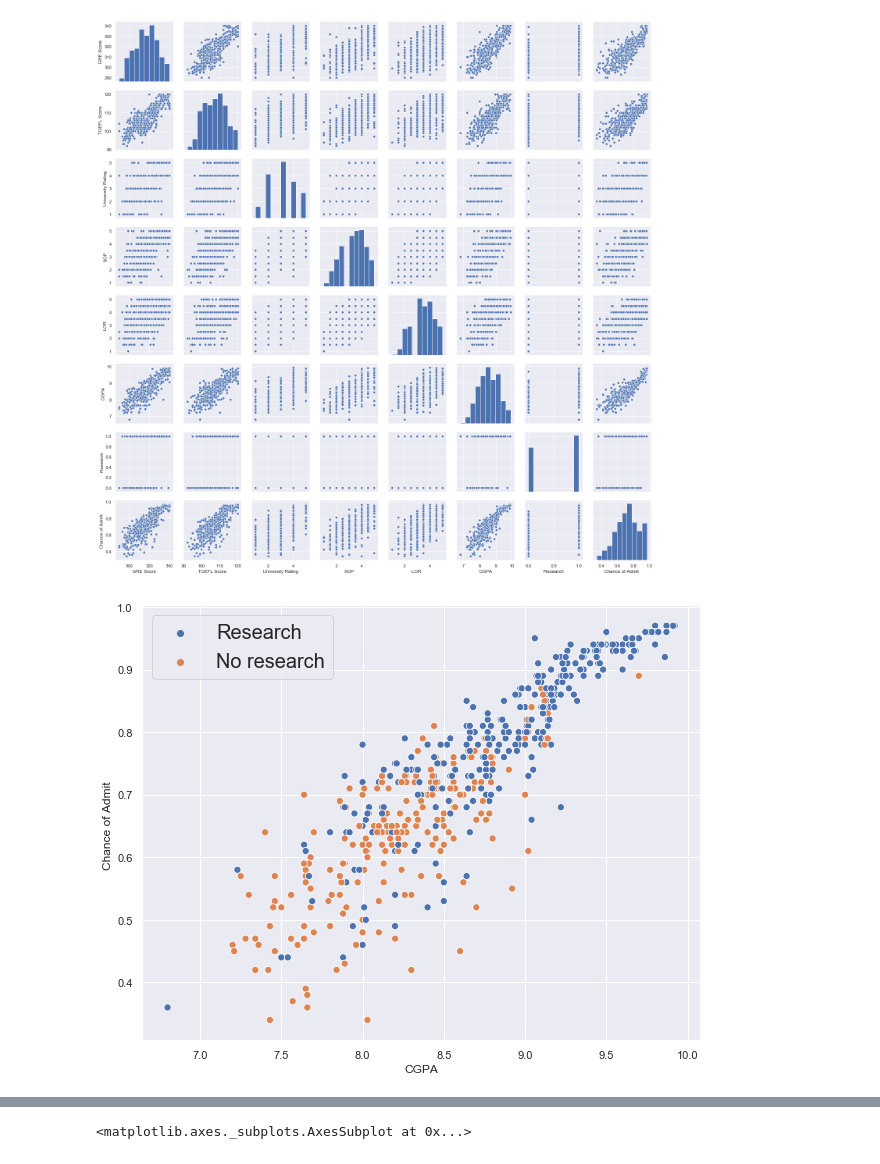
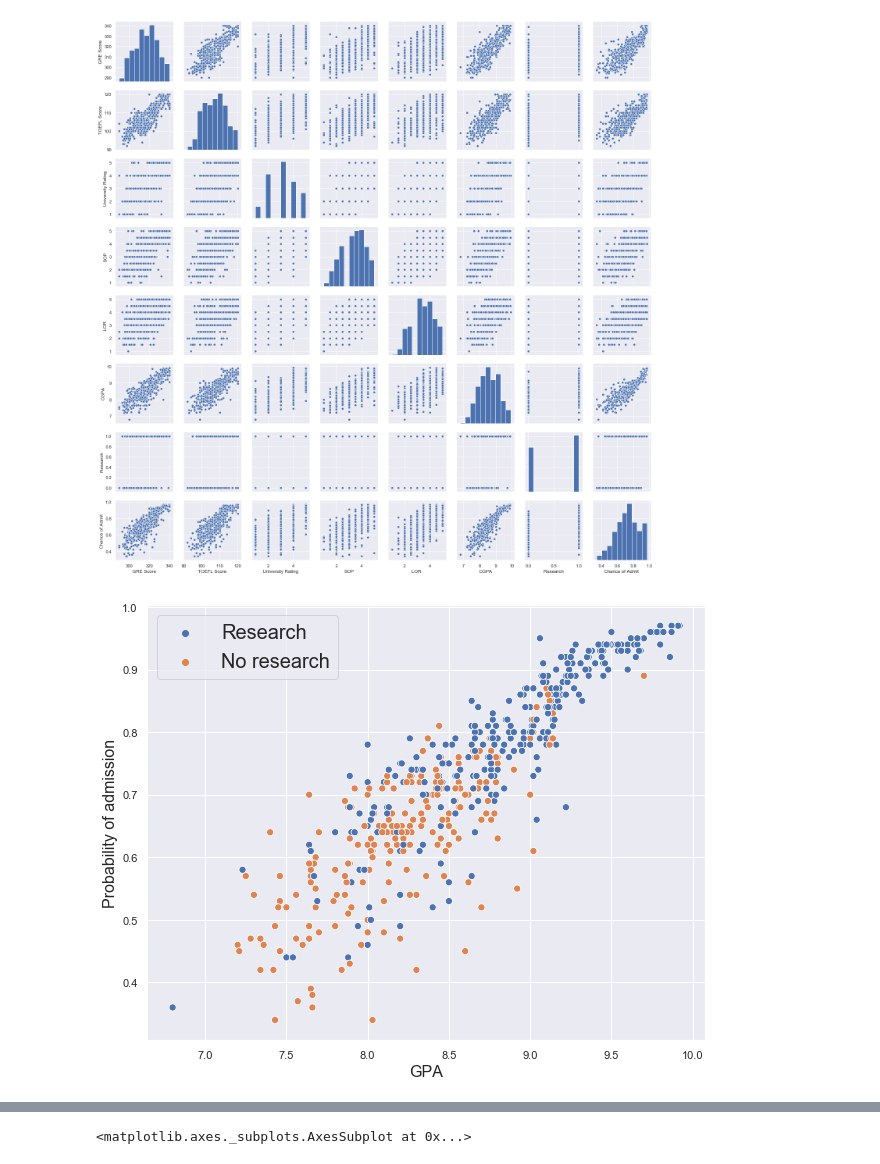
Before and after one commit to alexandruparaschiv/Kaggle-datasets, a Jupyter notebook: Graduate_Admissions/graduate_admissions.ipynb, the cells around one changed output, grey strips where cells are left out. Drawn from its saved outputs; the diff is of its cells as text; code cells hidden in the pictures.

```diff
--- a/Graduate_Admissions/graduate_admissions.ipynb
+++ b/Graduate_Admissions/graduate_admissions.ipynb
@@ -80,17 +97,19 @@ chance_of_admit = df[df.columns[-1]];
 # %%
 # A simple scatter plot of the chance of admission against the GPA.
 # It seems that the higher the GPA leads to higher the chances of admission.
 # Students who have a high GPA are more likely to have carried out research.
 
 plt_colours = ["cornflowerblue","lightsalmon"]
 colours = [plt_colours[0] if research[i] else plt_colours[1] for i in range(research.size)]
 research_array = np.asarray(['Research' if research[i] else 'No research' for i in range(research.size)])
 
 
 
 plt.figure(figsize=(10,8))
 sns.scatterplot(cgpa,chance_of_admit,c=colours,s=50,hue=research_array)
+plt.xlabel("GPA",fontsize=16)
+plt.ylabel("Probability of admission",fontsize=16)
 plt.legend(fontsize=20)
 plt.show()
 # %% [output]
-[figure, old version]
+[figure, new version]
```
Also changed, not shown: parts of 25 cells of this notebook.
